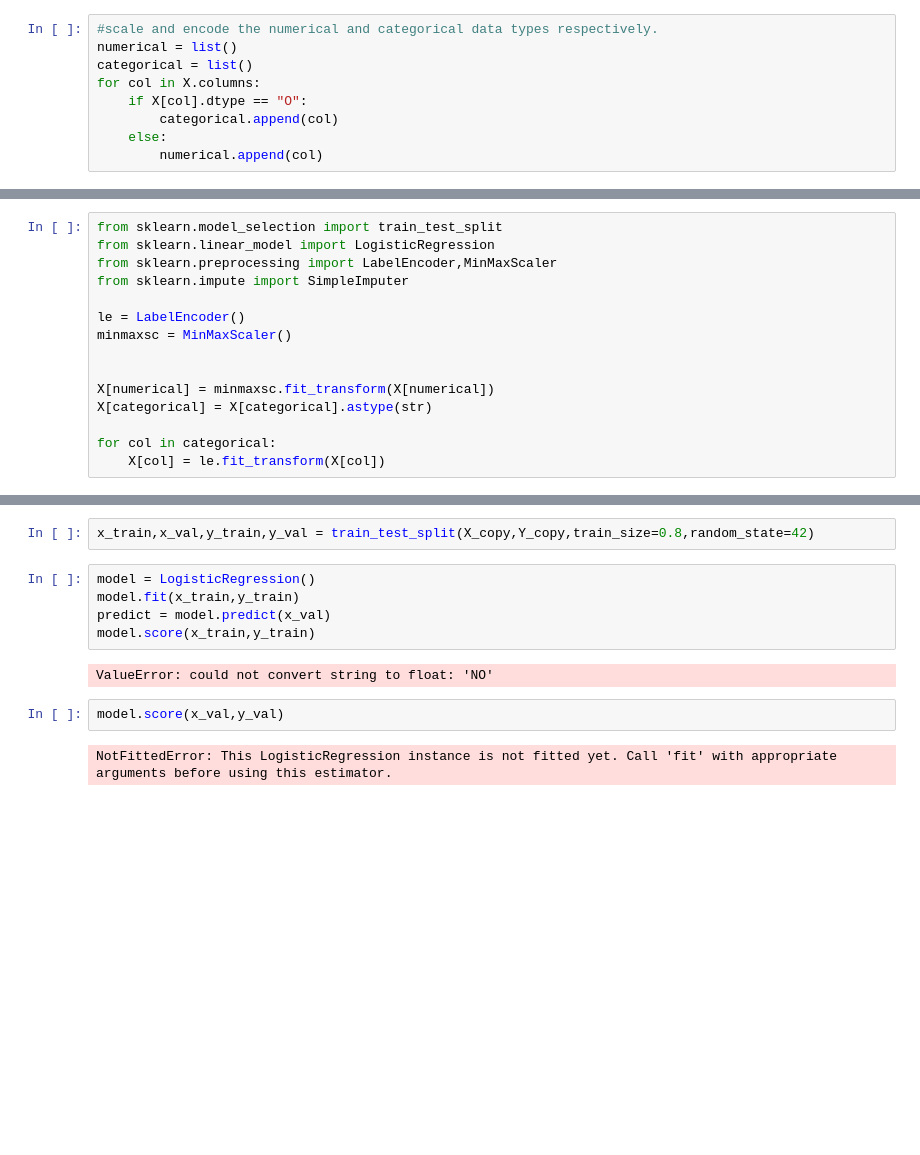
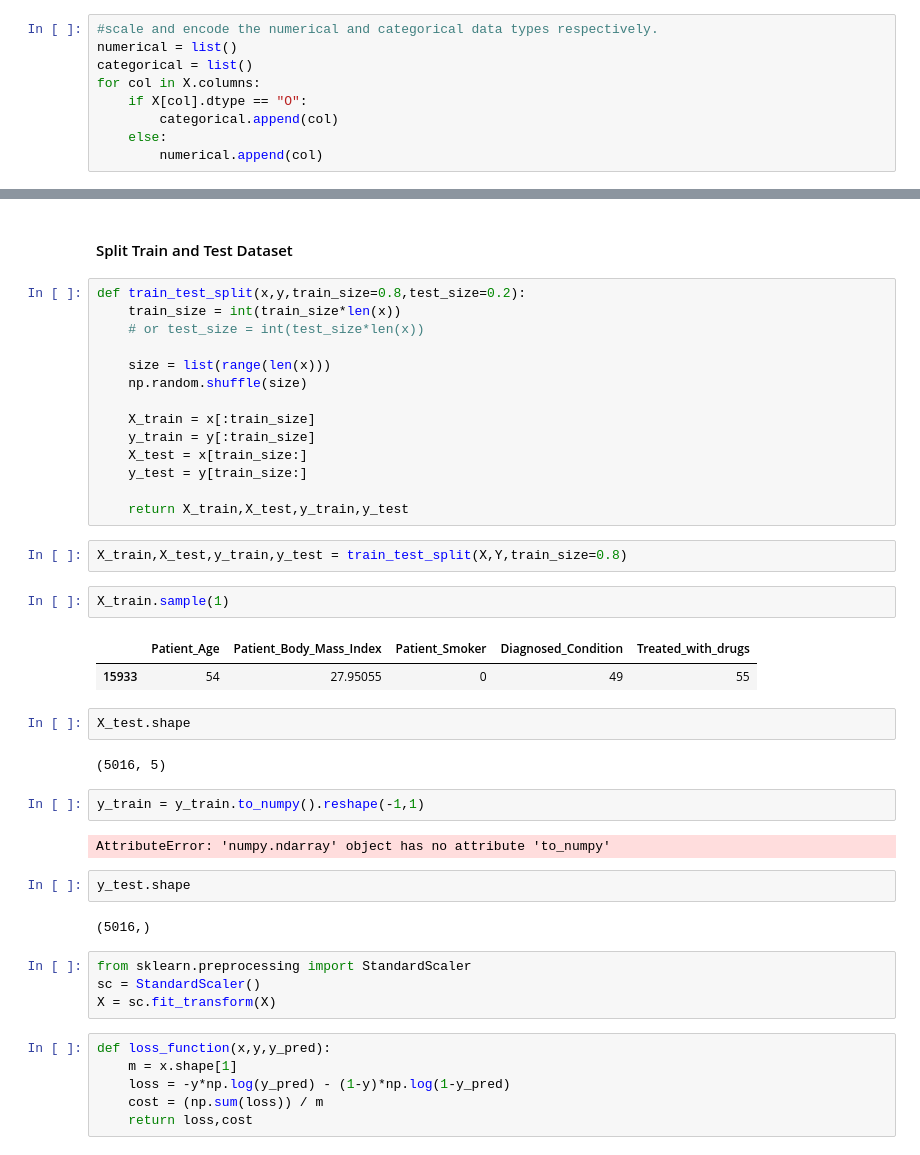
Before and after one commit to lucifertrj/100DaysOfML, a Jupyter notebook: Day14: Logistic Regression/Logistic_Regression.ipynb, the cells around one changed output, grey strips where cells are left out. Cells and saved outputs as stored; diff of their text form; blank space fills up the shorter version.

```diff
--- a/Day14: Logistic Regression/Logistic_Regression.ipynb
+++ b/Day14: Logistic Regression/Logistic_Regression.ipynb
@@ -140,15 +153,0 @@ X[categorical].sample(10)
-# %%
-from sklearn.model_selection import train_test_split
-from sklearn.linear_model import LogisticRegression
-from sklearn.preprocessing import LabelEncoder,MinMaxScaler
-from sklearn.impute import SimpleImputer
-
-le = LabelEncoder()
-minmaxsc = MinMaxScaler()
-
-
-X[numerical] = minmaxsc.fit_transform(X[numerical])
-X[categorical] = X[categorical].astype(str)
-
-for col in categorical:
-    X[col] = le.fit_transform(X[col])
@@ -171,13 +175,45 @@ X
+# %% [markdown]
+#### Split Train and Test Dataset
+# %%
+def train_test_split(x,y,train_size=0.8,test_size=0.2):
+    train_size = int(train_size*len(x))
+    # or test_size = int(test_size*len(x))
+
+    size = list(range(len(x)))
+    np.random.shuffle(size)
+
+    X_train = x[:train_size]
+    y_train = y[:train_size]
+    X_test = x[train_size:]
+    y_test = y[train_size:]
+
+    return X_train,X_test,y_train,y_test
 # %%
-x_train,x_val,y_train,y_val = train_test_split(X_copy,Y_copy,train_size=0.8,random_state=42)
+X_train,X_test,y_train,y_test = train_test_split(X,Y,train_size=0.8)
-# %%
-model = LogisticRegression()
-model.fit(x_train,y_train)
-predict = model.predict(x_val)
-model.score(x_train,y_train)
-# %% [output]
-ValueError: could not convert string to float: 'NO'
-# %%
-model.score(x_val,y_val)
-# %% [output]
-NotFittedError: This LogisticRegression instance is not fitted yet. Call 'fit' with appropriate arguments before using this estimator.
+# %%
+X_train.sample(1)
+# %% [output]
+|  | Patient_Age | Patient_Body_Mass_Index | Patient_Smoker | Diagnosed_Condition | Treated_with_drugs |
+| 15933 | 54 | 27.95055 | 0 | 49 | 55 |
+# %%
+X_test.shape
+# %% [output]
+(5016, 5)
+# %%
+y_train = y_train.to_numpy().reshape(-1,1)
+# %% [output]
+AttributeError: 'numpy.ndarray' object has no attribute 'to_numpy'
+# %%
+y_test.shape
+# %% [output]
+(5016,)
+# %%
+from sklearn.preprocessing import StandardScaler
+sc = StandardScaler()
+X = sc.fit_transform(X)
+# %%
+def loss_function(x,y,y_pred):
+    m = x.shape[1]
+    loss = -y*np.log(y_pred) - (1-y)*np.log(1-y_pred)
+    cost = (np.sum(loss)) / m
+    return loss,cost
```
Also changed, not shown: parts of 27 cells of this notebook, 10 other files.
